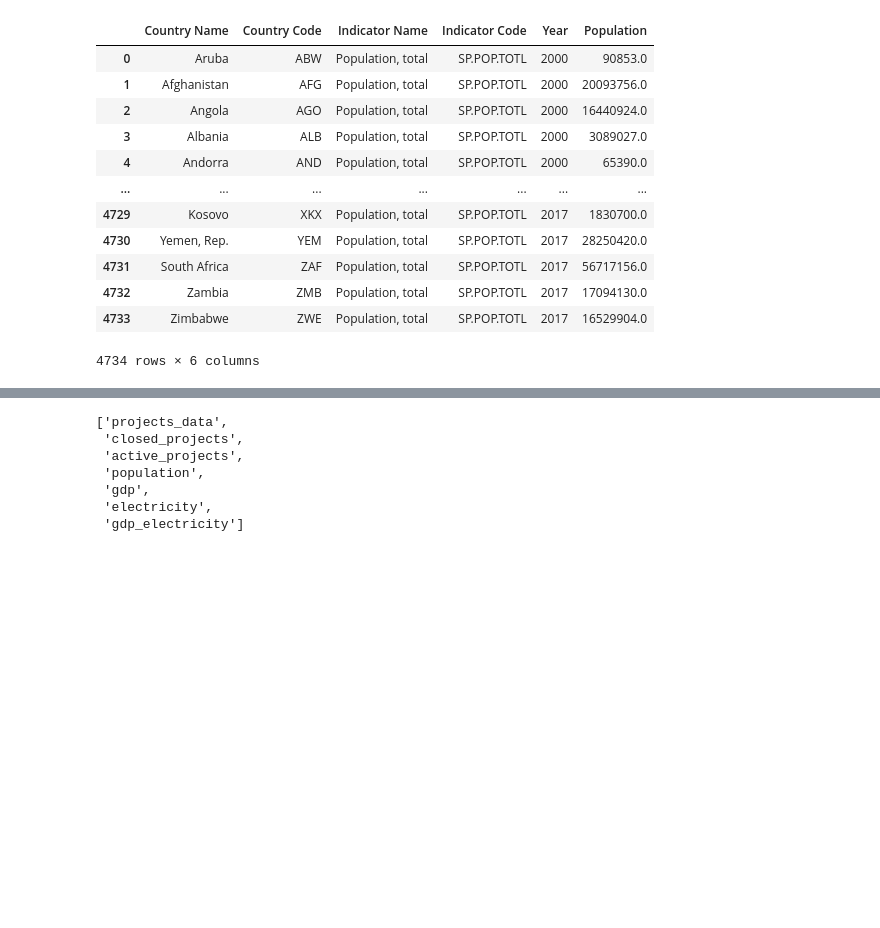
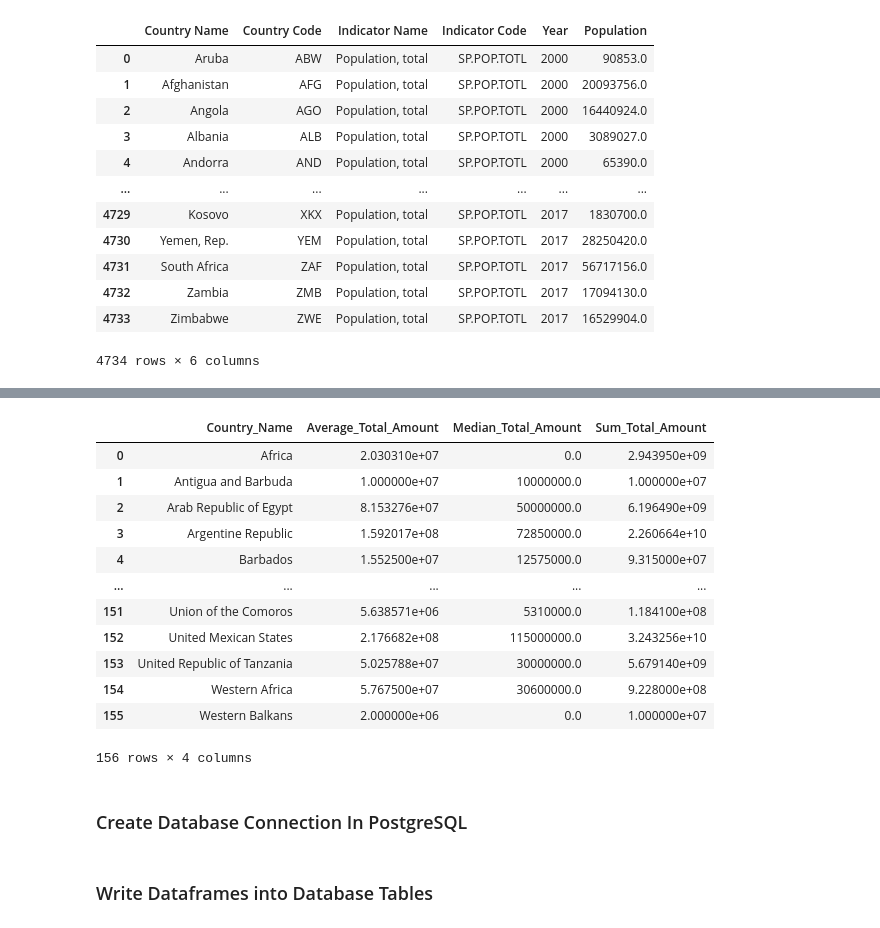
Before and after one commit to sgodkhindi/WorldBank_ETL, a Jupyter notebook: DBWrite.ipynb, the cells around one changed output, grey strips where cells are left out. Saved outputs shown, nothing was run; the diff lists cells and outputs as text; code cells hidden in the pictures; blank space fills up the shorter version.

```diff
--- a/DBWrite.ipynb
+++ b/DBWrite.ipynb
@@ -61,16 +114,28 @@ population_final_df
+# %%
+csv_file = "Output/closed_projects_output.csv"
+closed_projects_df = pd.read_csv(csv_file)
+closed_projects_df
+# %% [output]
+|  | Country_Name | Average_Total_Amount | Median_Total_Amount | Sum_Total_Amount |
+| 0 | Africa | 2.030310e+07 | 0.0 | 2.943950e+09 |
+| 1 | Antigua and Barbuda | 1.000000e+07 | 10000000.0 | 1.000000e+07 |
+| 2 | Arab Republic of Egypt | 8.153276e+07 | 50000000.0 | 6.196490e+09 |
+| 3 | Argentine Republic | 1.592017e+08 | 72850000.0 | 2.260664e+10 |
+| 4 | Barbados | 1.552500e+07 | 12575000.0 | 9.315000e+07 |
+| ... | ... | ... | ... | ... |
+| 151 | Union of the Comoros | 5.638571e+06 | 5310000.0 | 1.184100e+08 |
+| 152 | United Mexican States | 2.176682e+08 | 115000000.0 | 3.243256e+10 |
+| 153 | United Republic of Tanzania | 5.025788e+07 | 30000000.0 | 5.679140e+09 |
+| 154 | Western Africa | 5.767500e+07 | 30600000.0 | 9.228000e+08 |
+| 155 | Western Balkans | 2.000000e+06 | 0.0 | 1.000000e+07 |
+156 rows × 4 columns
+# %% [markdown]
+### Create Database Connection In PostgreSQL
 # %%
 rds_connection_string = "postgres: @localhost:5432/WorldBank_ETL"
 engine = create_engine(f'postgresql://{rds_connection_string}')
-# %%
-engine.table_names()
-# %% [output]
-['projects_data',
- 'closed_projects',
- 'active_projects',
- 'population',
- 'gdp',
- 'electricity',
- 'gdp_electricity']
+# %% [markdown]
+### Write Dataframes into Database Tables
 # %%
 projects_data_df.to_sql(name='projects_data', con=engine, if_exists='append', index=False)
 # %%
```
Also changed, not shown: parts of 10 cells of this notebook, 2 other files.
